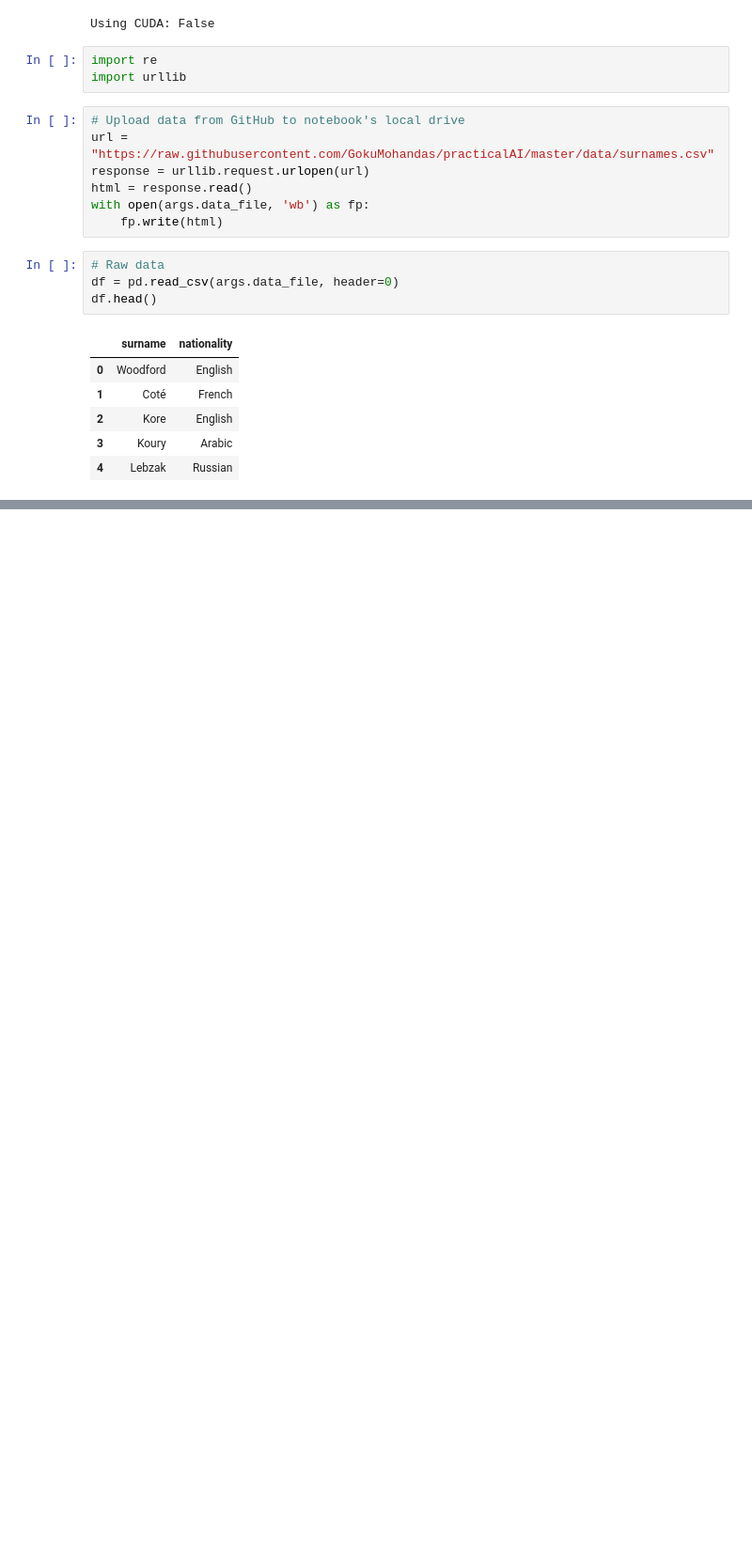
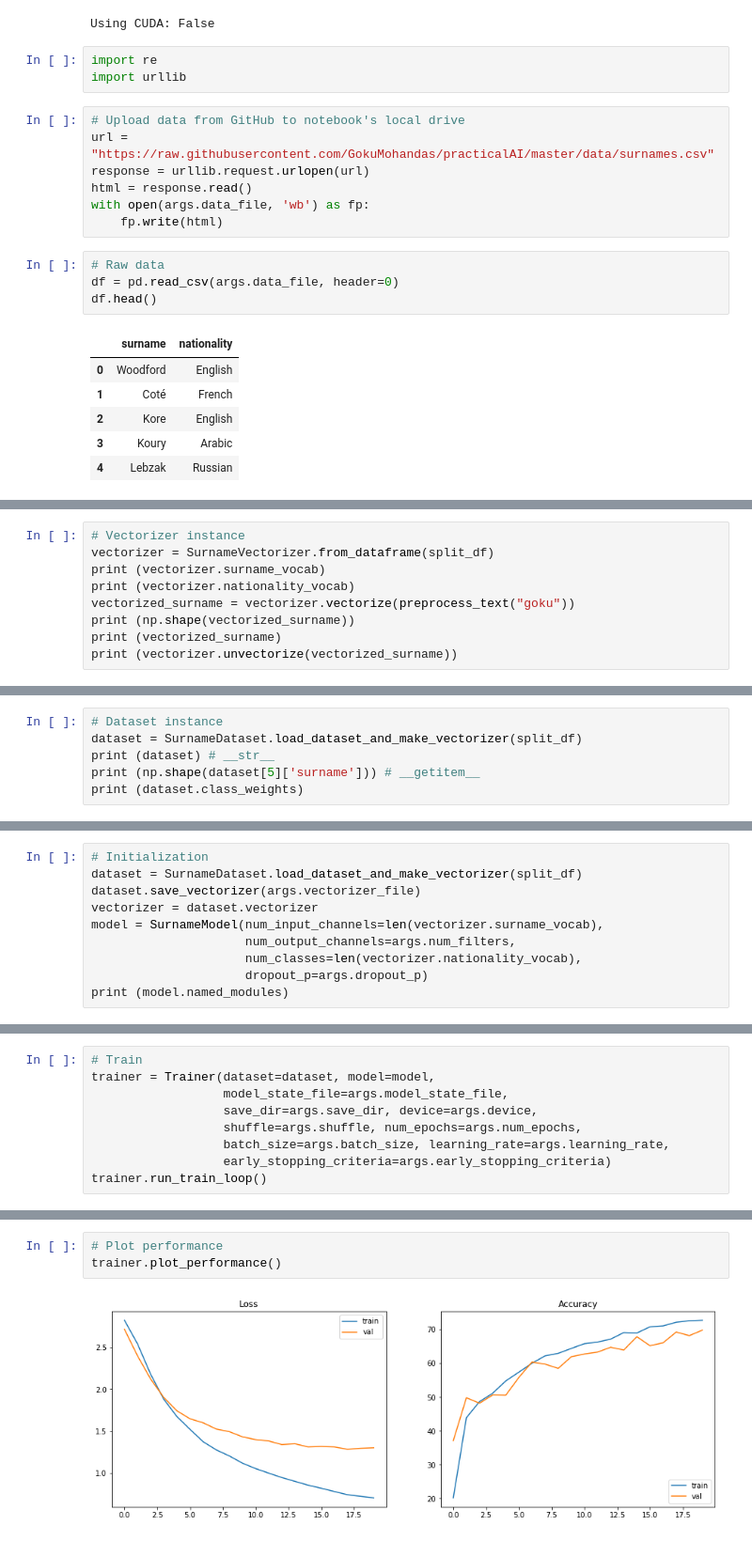
Before and after one commit to haokeliu/colaboratory, a Jupyter notebook: DeepLearn_Notes/卷积神经网络_Convolutional_Neural_Networks.ipynb, the cells around one changed output, grey strips where cells are left out. Shown: that part at 94% size. Cells and saved outputs as stored; diff of their text form; blank space fills up the shorter version.

```diff
--- a/DeepLearn_Notes/卷积神经网络_Convolutional_Neural_Networks.ipynb
+++ b/DeepLearn_Notes/卷积神经网络_Convolutional_Neural_Networks.ipynb
@@ -143,0 +331,9 @@ df.head()
+# %%
+# Vectorizer instance
+vectorizer = SurnameVectorizer.from_dataframe(split_df)
+print (vectorizer.surname_vocab)
+print (vectorizer.nationality_vocab)
+vectorized_surname = vectorizer.vectorize(preprocess_text("goku"))
+print (np.shape(vectorized_surname))
+print (vectorized_surname)
+print (vectorizer.unvectorize(vectorized_surname))
@@ -143,0 +429,6 @@ df.head()
+# %%
+# Dataset instance
+dataset = SurnameDataset.load_dataset_and_make_vectorizer(split_df)
+print (dataset) # __str__
+print (np.shape(dataset[5]['surname'])) # __getitem__
+print (dataset.class_weights)
@@ -143,0 +711,10 @@ df.head()
+# %%
+# Initialization
+dataset = SurnameDataset.load_dataset_and_make_vectorizer(split_df)
+dataset.save_vectorizer(args.vectorizer_file)
+vectorizer = dataset.vectorizer
+model = SurnameModel(num_input_channels=len(vectorizer.surname_vocab),
+                     num_output_channels=args.num_filters,
+                     num_classes=len(vectorizer.nationality_vocab),
+                     dropout_p=args.dropout_p)
+print (model.named_modules)
@@ -143,0 +731,9 @@ df.head()
+# %%
+# Train
+trainer = Trainer(dataset=dataset, model=model,
+                  model_state_file=args.model_state_file,
+                  save_dir=args.save_dir, device=args.device,
+                  shuffle=args.shuffle, num_epochs=args.num_epochs,
+                  batch_size=args.batch_size, learning_rate=args.learning_rate,
+                  early_stopping_criteria=args.early_stopping_criteria)
+trainer.run_train_loop()
@@ -143,0 +761,5 @@ df.head()
+# %%
+# Plot performance
+trainer.plot_performance()
+# %% [output]
+[figure, added]
```
Also changed, not shown: parts of 30 cells of this notebook.
